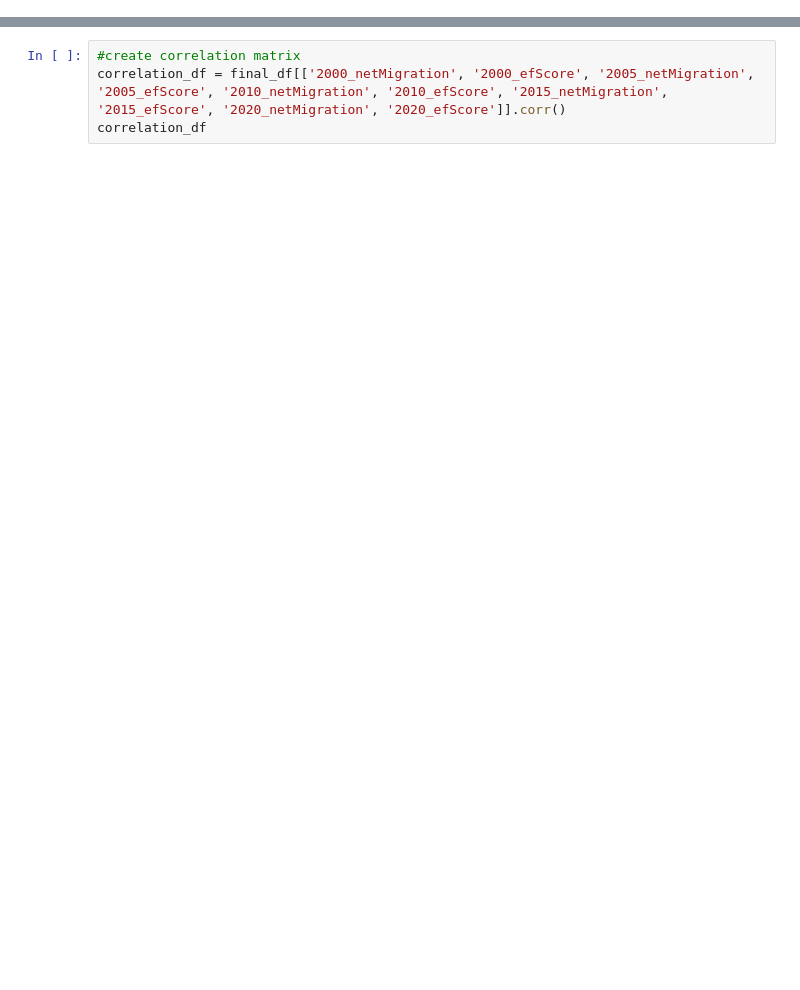
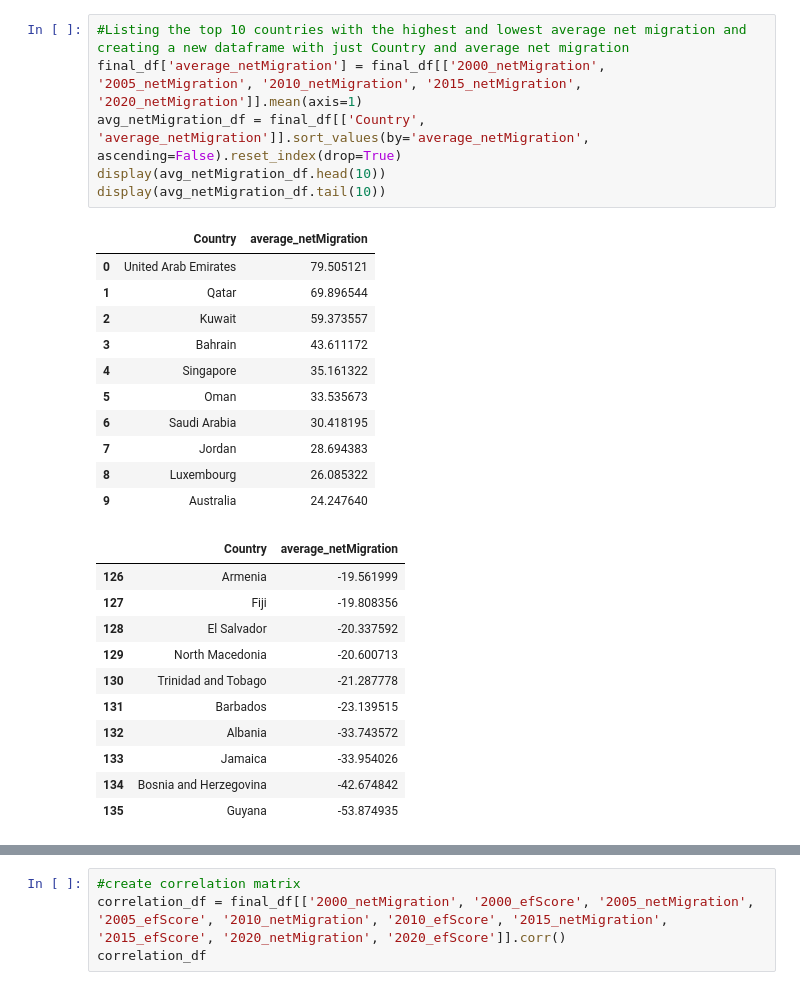
Before and after one commit to anshimathur/group-4-project-1, a Jupyter notebook: migration_economic_freedom_analysis.ipynb, the cells around one changed output, grey strips where cells are left out. Saved outputs shown, nothing was run; the diff lists cells and outputs as text; blank space fills up the shorter version.

```diff
--- a/migration_economic_freedom_analysis.ipynb
+++ b/migration_economic_freedom_analysis.ipynb
@@ -358,0 +519,29 @@ final_df = df.dropna()
+# %%
+#Listing the top 10 countries with the highest and lowest average net migration and creating a new dataframe with just Country and average net migration
+final_df['average_netMigration'] = final_df[['2000_netMigration', '2005_netMigration', '2010_netMigration', '2015_netMigration', '2020_netMigration']].mean(axis=1)
+avg_netMigration_df = final_df[['Country', 'average_netMigration']].sort_values(by='average_netMigration', ascending=False).reset_index(drop=True)
+display(avg_netMigration_df.head(10))
+display(avg_netMigration_df.tail(10))
+# %% [output]
+|  | Country | average_netMigration |
+| 0 | United Arab Emirates | 79.505121 |
+| 1 | Qatar | 69.896544 |
+| 2 | Kuwait | 59.373557 |
+| 3 | Bahrain | 43.611172 |
+| 4 | Singapore | 35.161322 |
+| 5 | Oman | 33.535673 |
+| 6 | Saudi Arabia | 30.418195 |
+| 7 | Jordan | 28.694383 |
+| 8 | Luxembourg | 26.085322 |
+| 9 | Australia | 24.247640 |
+|  | Country | average_netMigration |
+| 126 | Armenia | -19.561999 |
+| 127 | Fiji | -19.808356 |
+| 128 | El Salvador | -20.337592 |
+| 129 | North Macedonia | -20.600713 |
+| 130 | Trinidad and Tobago | -21.287778 |
+| 131 | Barbados | -23.139515 |
+| 132 | Albania | -33.743572 |
+| 133 | Jamaica | -33.954026 |
+| 134 | Bosnia and Herzegovina | -42.674842 |
+| 135 | Guyana | -53.874935 |
```
Also changed, not shown: parts of 81 cells of this notebook, 5 other files.
